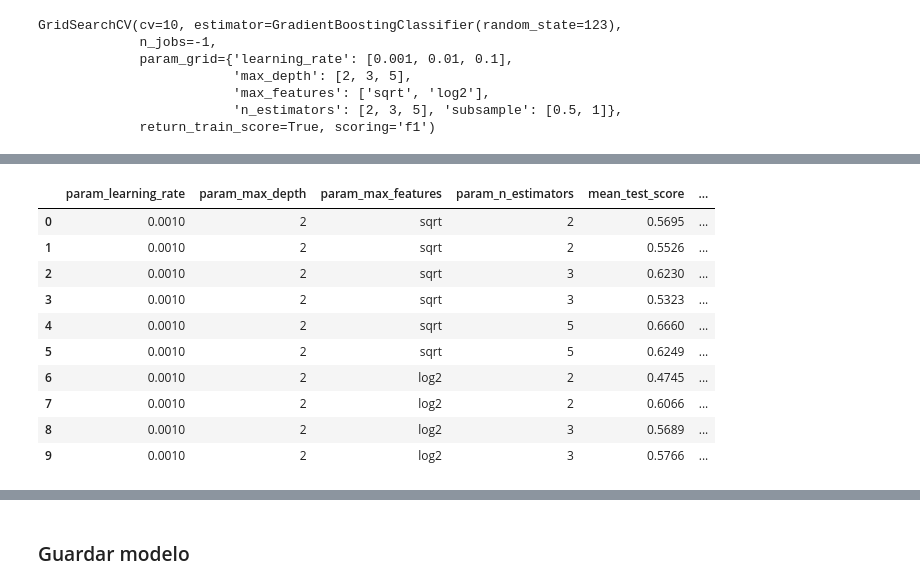
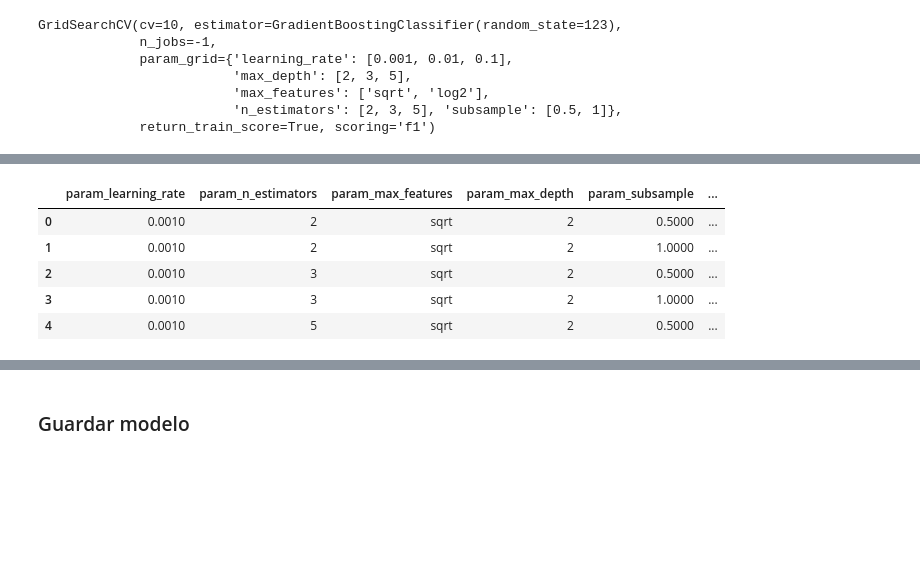
Before and after one commit to mrbedoya/ml-2026, a Jupyter notebook: 16_GradientBoosting_clasificacion.ipynb, the cells around one changed output, grey strips where cells are left out. Drawn from its saved outputs; the diff is of its cells as text; code cells hidden in the pictures; blank space fills up the shorter version.

```diff
--- a/16_GradientBoosting_clasificacion.ipynb
+++ b/16_GradientBoosting_clasificacion.ipynb
@@ -431,34 +430,37 @@ columns_grid_GrdB = ['param_learning_rate'] + \
                     ['param_max_features'] + \
                     ['param_n_estimators'] + \
                     ['param_subsample'] + \
-                    ['mean_test_score', 'std_test_score']  + \
+                    ['mean_test_score', 'std_test_score', 'mean_train_score', 'std_train_score']  + \
                     [f'split{i}_test_score' for i in range(CV)]
 
 # Filtrar y mostrar los resultados
 results_grid_GrdB_filtered = results_grid_GrdB[columns_grid_GrdB]
 
-# Crear la columna scoreWithStd: f1 / std
-results_grid_GrdB_filtered['scoreWithStd'] = results_grid_GrdB_filtered.apply(
-    lambda row: row['mean_test_score'] / row['std_test_score'] if row['std_test_score'] != 0 else 0,
-    axis=1
+# Crear la columna diff_test_train: mean_test_score - mean_train_score
+results_grid_GrdB_filtered['diff_test_train'] = abs(
+    results_grid_GrdB_filtered['mean_test_score'] -
+    results_grid_GrdB_filtered['mean_train_score']
 )
-
-# Encuentra el índice del máximo valor en la columna scoreWithStd
-indice_max_scoreWithStd = results_grid_GrdB_filtered['scoreWithStd'].idxmax()
-
-# Mostrar los scores promedios por cada parámetro
-results_grid_GrdB_filtered[['param_learning_rate','param_max_depth','param_max_features','param_n_estimators', 'mean_test_score', 'std_test_score', 'scoreWithStd']].head(10)
-# %% [output]
-|  | param_learning_rate | param_max_depth | param_max_features | param_n_estimators | mean_test_score | ... |
-| 0 | 0.0010 | 2 | sqrt | 2 | 0.5695 | ... |
-| 1 | 0.0010 | 2 | sqrt | 2 | 0.5526 | ... |
-| 2 | 0.0010 | 2 | sqrt | 3 | 0.6230 | ... |
-| 3 | 0.0010 | 2 | sqrt | 3 | 0.5323 | ... |
-| 4 | 0.0010 | 2 | sqrt | 5 | 0.6660 | ... |
-| 5 | 0.0010 | 2 | sqrt | 5 | 0.6249 | ... |
-| 6 | 0.0010 | 2 | log2 | 2 | 0.4745 | ... |
-| 7 | 0.0010 | 2 | log2 | 2 | 0.6066 | ... |
-| 8 | 0.0010 | 2 | log2 | 3 | 0.5689 | ... |
-| 9 | 0.0010 | 2 | log2 | 3 | 0.5766 | ... |
+# %%
+# Evitar sobreajuste: Filtrar para mostrar solo los resultados donde diff_test_train es menor o igual al 5%
+results_grid_GrdB_filtered = results_grid_GrdB_filtered[results_grid_GrdB_filtered['diff_test_train'] <= 0.05]
+
+# Verificar si results_grid_rf_filtered está vacío antes de continuar
+if results_grid_GrdB_filtered.empty:
+    print("No se identificaron valores")
+else:
+    # Encuentra el índice del máximo valor en la columna mean_test_score
+    indice_min_diff_test_train = results_grid_GrdB_filtered['mean_test_score'].idxmax()
+
+# Mostrar los scores promedios por cada parámetro
+results_grid_GrdB_filtered[['param_learning_rate','param_n_estimators', 'param_max_features', 'param_max_depth', 'param_subsample','mean_test_score', 'std_test_score','mean_train_score',
+                          'std_train_score', 'diff_test_train']].head()
+# %% [output]
+|  | param_learning_rate | param_n_estimators | param_max_features | param_max_depth | param_subsample | ... |
+| 0 | 0.0010 | 2 | sqrt | 2 | 0.5000 | ... |
+| 1 | 0.0010 | 2 | sqrt | 2 | 1.0000 | ... |
+| 2 | 0.0010 | 3 | sqrt | 2 | 0.5000 | ... |
+| 3 | 0.0010 | 3 | sqrt | 2 | 1.0000 | ... |
+| 4 | 0.0010 | 5 | sqrt | 2 | 0.5000 | ... |
 # %%
 # Top 3 de los mejores scores
```
Also changed, not shown: parts of 9 cells of this notebook.
